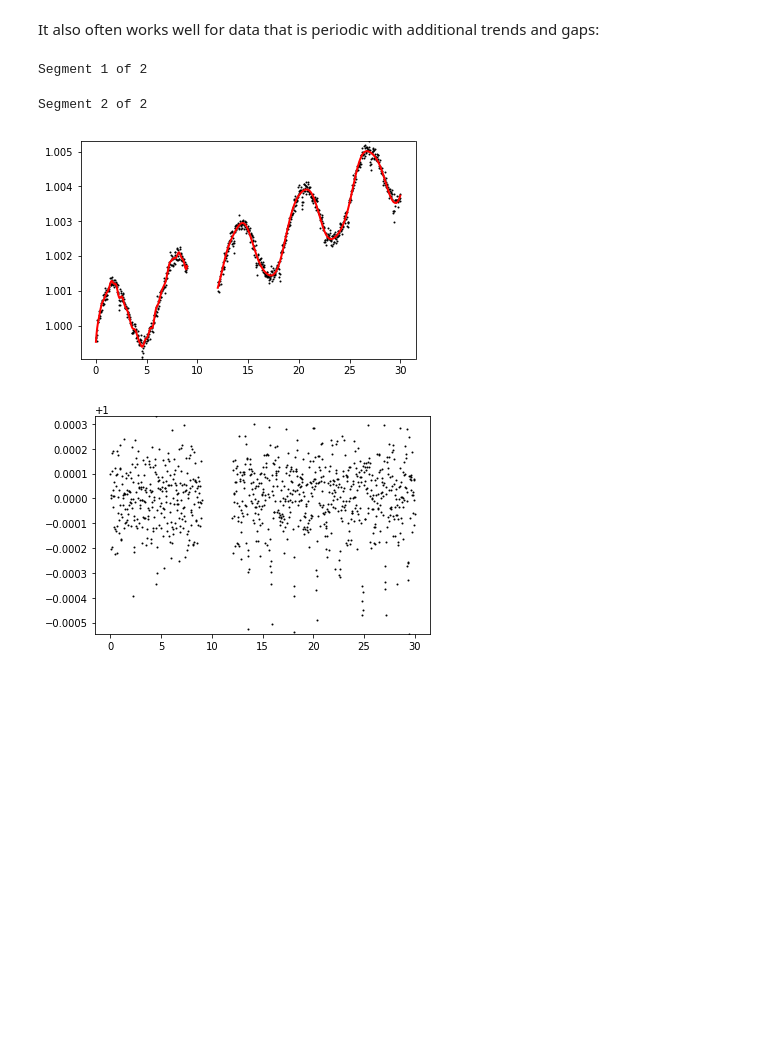
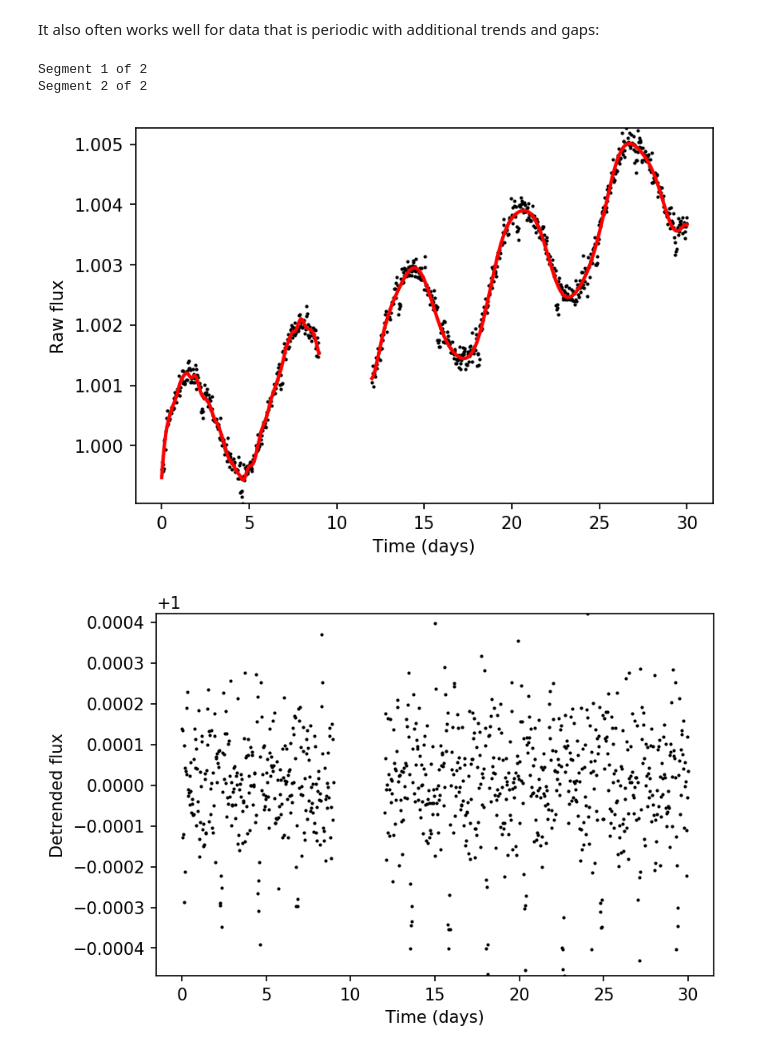
Before and after one commit to hippke/wotan, a Jupyter notebook: tutorials/04 GPs periodic.ipynb, the cells around one changed output. Saved outputs shown, nothing was run; the diff lists cells and outputs as text; code cells hidden in the pictures; blank space fills up the shorter version.

```diff
--- a/tutorials/04 GPs periodic.ipynb
+++ b/tutorials/04 GPs periodic.ipynb
@@ -44,35 +46,39 @@ It also often works well for data that is periodic with additional trends and ga
 # %%
 points = 1000
 time = np.linspace(0, 30, points)
 flux = 1 + ((np.sin(time) + time / 10 + time**1.5 / 100) / 1000)
 noise = np.random.normal(0, 0.0001, points)
 flux += noise
 
 for i in range(points):
     if i % 75 == 0:
         flux[i:i+5] -= 0.0004  # Add some transits
         flux[i+50:i+52] += 0.0002  # and flares
 flux[300:400] = np.nan
 
 flatten_lc, trend_lc = flatten(
     time,
     flux,
     method='gp',
     kernel='periodic_auto',
     kernel_size=5,
     return_trend=True)
 
+plt.figure()
 plt.scatter(time, flux, s=1, color='black')
 plt.plot(time, trend_lc, color='red', linewidth=2)
-plt.ylim(min(flux), max(flux))
+plt.xlabel('Time (days)')
+plt.ylabel('Raw flux')
+plt.ylim(min(flux), max(flux));
+
+plt.figure()
+plt.scatter(time, flatten_lc, s=1, color='black')
+plt.ylim(min(flatten_lc), max(flatten_lc))
+plt.xlabel('Time (days)')
+plt.ylabel('Detrended flux')
 plt.show();
 # %% [output]
 Segment 1 of 2
+Segment 2 of 2
-Segment 2 of 2
-[figure, old version]
+[figure, new version]
+[figure, added]
-# %%
-plt.scatter(time, flatten_lc, s=1, color='black')
-plt.ylim(min(flatten_lc), max(flatten_lc))
-plt.show();
-# %% [output]
-[figure, removed]
```
Also changed, not shown: parts of 1 cell of this notebook, 4 other files.
